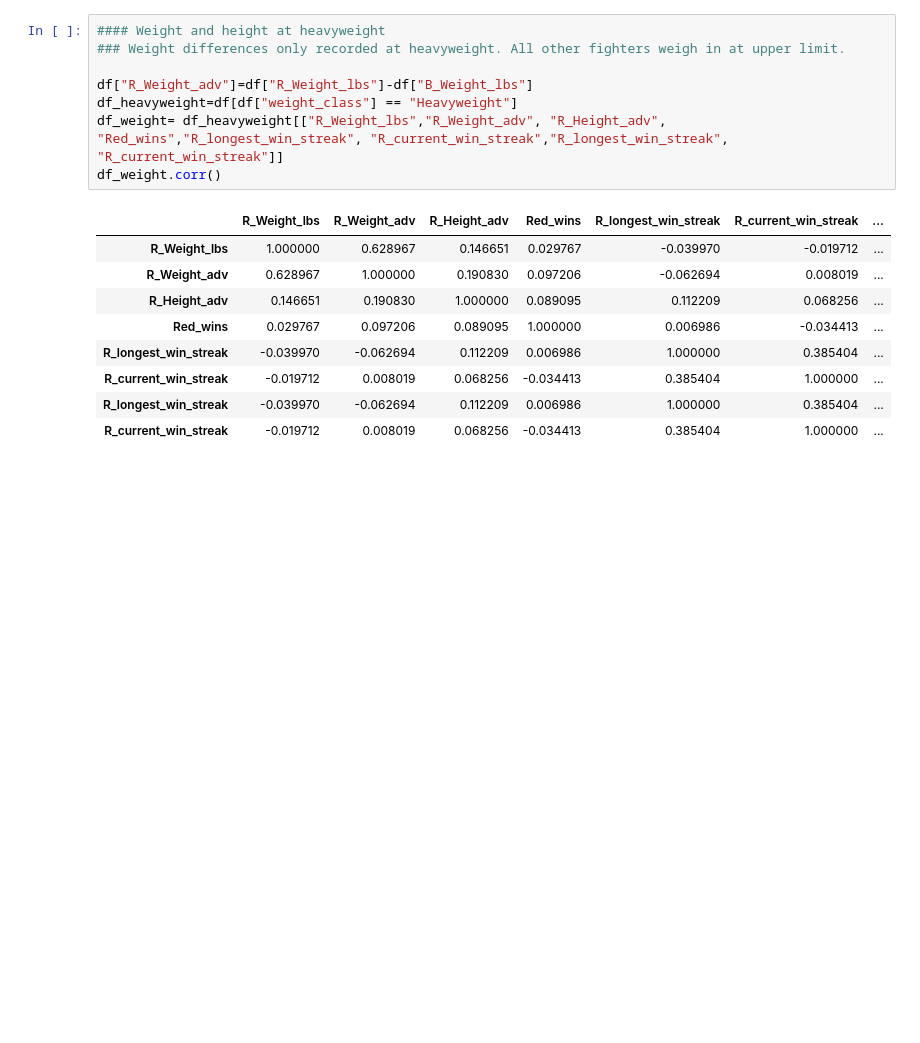
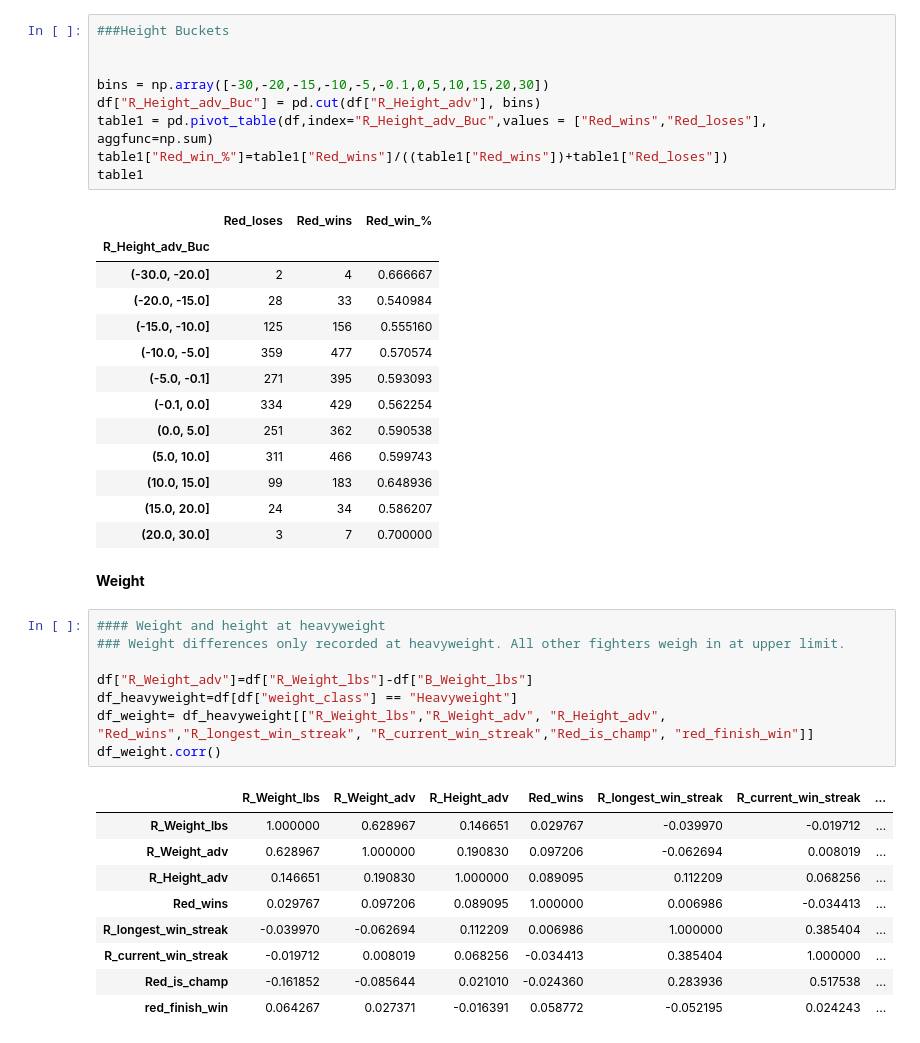
Before and after one commit to dariusdr95/UFC-Analysis, a Jupyter notebook: UFC Analysis.ipynb, the cells around one changed output. Drawn from its saved outputs; the diff is of its cells as text; blank space fills up the shorter version.

```diff
--- a/UFC Analysis.ipynb
+++ b/UFC Analysis.ipynb
@@ -48,10 +80,35 @@ df_height.corr()
+# %%
+###Height Buckets
+
+
+bins = np.array([-30,-20,-15,-10,-5,-0.1,0,5,10,15,20,30])
+df["R_Height_adv_Buc"] = pd.cut(df["R_Height_adv"], bins)
+table1 = pd.pivot_table(df,index="R_Height_adv_Buc",values = ["Red_wins","Red_loses"], aggfunc=np.sum)
+table1["Red_win_%"]=table1["Red_wins"]/((table1["Red_wins"])+table1["Red_loses"])
+table1
+# %% [output]
+|  | Red_loses | Red_wins | Red_win_% |
+| R_Height_adv_Buc |  |  |  |
+| (-30.0, -20.0] | 2 | 4 | 0.666667 |
+| (-20.0, -15.0] | 28 | 33 | 0.540984 |
+| (-15.0, -10.0] | 125 | 156 | 0.555160 |
+| (-10.0, -5.0] | 359 | 477 | 0.570574 |
+| (-5.0, -0.1] | 271 | 395 | 0.593093 |
+| (-0.1, 0.0] | 334 | 429 | 0.562254 |
+| (0.0, 5.0] | 251 | 362 | 0.590538 |
+| (5.0, 10.0] | 311 | 466 | 0.599743 |
+| (10.0, 15.0] | 99 | 183 | 0.648936 |
+| (15.0, 20.0] | 24 | 34 | 0.586207 |
+| (20.0, 30.0] | 3 | 7 | 0.700000 |
+# %% [markdown]
+<b>Weight</b>
 # %%
 #### Weight and height at heavyweight
 ### Weight differences only recorded at heavyweight. All other fighters weigh in at upper limit.
 
 df["R_Weight_adv"]=df["R_Weight_lbs"]-df["B_Weight_lbs"]
 df_heavyweight=df[df["weight_class"] == "Heavyweight"]
-df_weight= df_heavyweight[["R_Weight_lbs","R_Weight_adv", "R_Height_adv", "Red_wins","R_longest_win_streak", "R_current_win_streak","R_longest_win_streak", "R_current_win_streak"]]
+df_weight= df_heavyweight[["R_Weight_lbs","R_Weight_adv", "R_Height_adv", "Red_wins","R_longest_win_streak", "R_current_win_streak","Red_is_champ", "red_finish_win"]]
 df_weight.corr()
 # %% [output]
 |  | R_Weight_lbs | R_Weight_adv | R_Height_adv | Red_wins | R_longest_win_streak | R_current_win_streak | ... |
@@ -61,5 +118,5 @@ df_weight.corr()
 | Red_wins | 0.029767 | 0.097206 | 0.089095 | 1.000000 | 0.006986 | -0.034413 | ... |
 | R_longest_win_streak | -0.039970 | -0.062694 | 0.112209 | 0.006986 | 1.000000 | 0.385404 | ... |
 | R_current_win_streak | -0.019712 | 0.008019 | 0.068256 | -0.034413 | 0.385404 | 1.000000 | ... |
-| R_longest_win_streak | -0.039970 | -0.062694 | 0.112209 | 0.006986 | 1.000000 | 0.385404 | ... |
-| R_current_win_streak | -0.019712 | 0.008019 | 0.068256 | -0.034413 | 0.385404 | 1.000000 | ... |
+| Red_is_champ | -0.161852 | -0.085644 | 0.021010 | -0.024360 | 0.283936 | 0.517538 | ... |
+| red_finish_win | 0.064267 | 0.027371 | -0.016391 | 0.058772 | -0.052195 | 0.024243 | ... |
```
Also changed, not shown: parts of 20 cells of this notebook.
